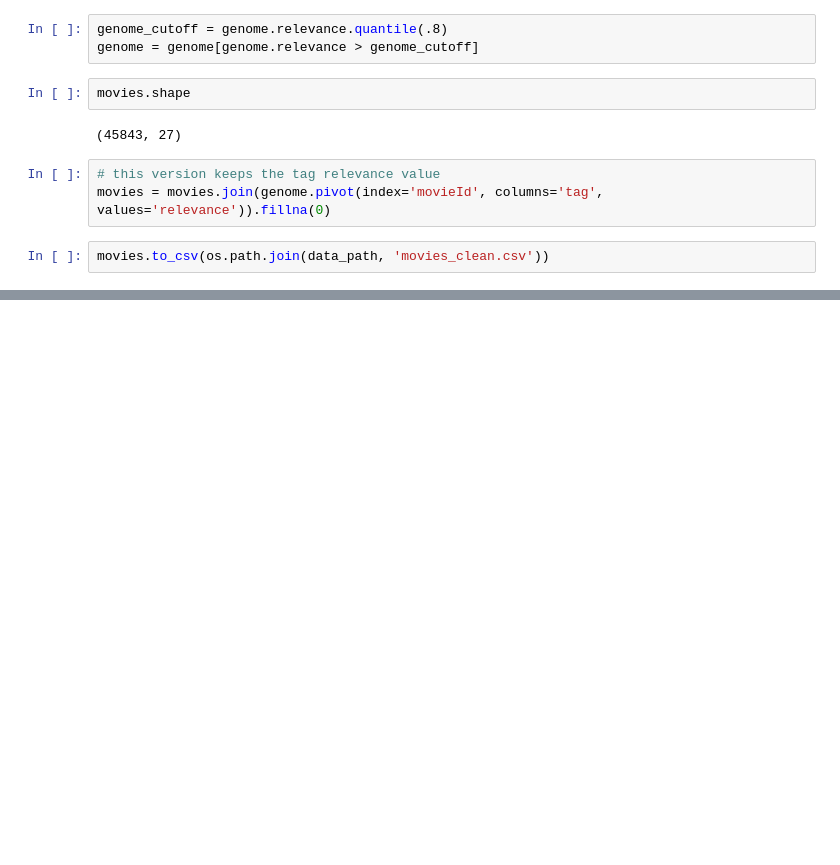
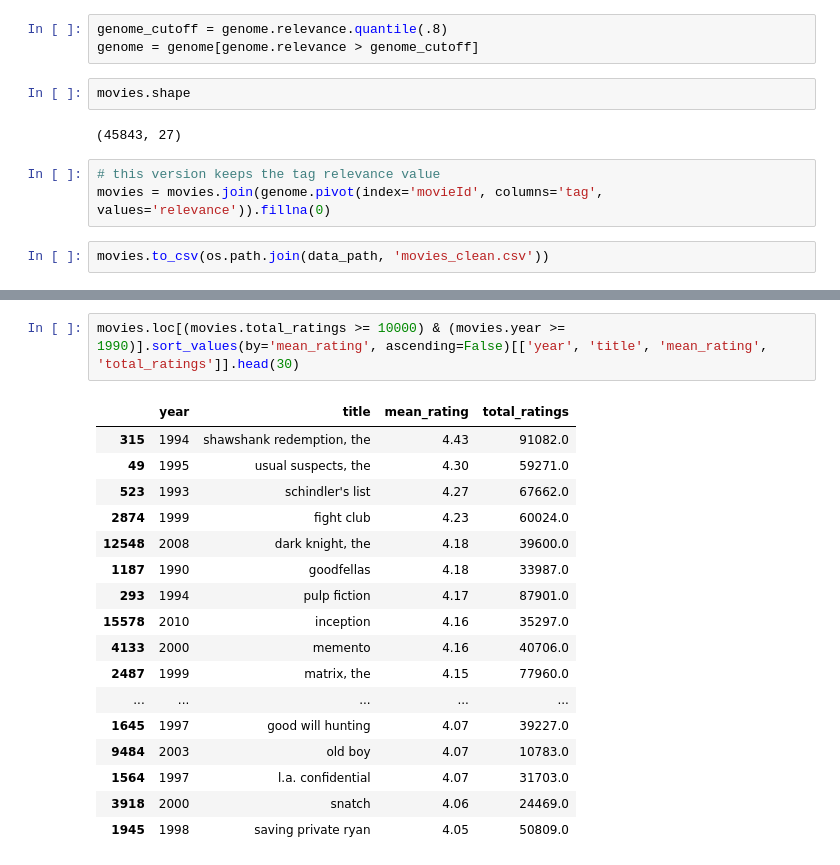
Before and after one commit to drdarina/ds_workshop, a Jupyter notebook: movie_recommendation_data_prep.ipynb, the cells around one changed output, grey strips where cells are left out. Saved outputs shown, nothing was run; the diff lists cells and outputs as text; blank space fills up the shorter version.

```diff
--- a/movie_recommendation_data_prep.ipynb
+++ b/movie_recommendation_data_prep.ipynb
@@ -251,2 +251,22 @@ movies.head()
 | 4 | 4 | 5 | father of the bride part ii | [0, 0, 0, 0, 0, 0, 0, 0, 0, 0, 0,... | 1995 | 0 | 0 | 0 | 0 | 0 | ... | ... |
 5 rows × 1155 columns
+# %%
+movies.loc[(movies.total_ratings >= 10000) & (movies.year >= 1990)].sort_values(by='mean_rating', ascending=False)[['year', 'title', 'mean_rating', 'total_ratings']].head(30)
+# %% [output]
+|  | year | title | mean_rating | total_ratings |
+| 315 | 1994 | shawshank redemption, the | 4.43 | 91082.0 |
+| 49 | 1995 | usual suspects, the | 4.30 | 59271.0 |
+| 523 | 1993 | schindler's list | 4.27 | 67662.0 |
+| 2874 | 1999 | fight club | 4.23 | 60024.0 |
+| 12548 | 2008 | dark knight, the | 4.18 | 39600.0 |
+| 1187 | 1990 | goodfellas | 4.18 | 33987.0 |
+| 293 | 1994 | pulp fiction | 4.17 | 87901.0 |
+| 15578 | 2010 | inception | 4.16 | 35297.0 |
+| 4133 | 2000 | memento | 4.16 | 40706.0 |
+| 2487 | 1999 | matrix, the | 4.15 | 77960.0 |
+| ... | ... | ... | ... | ... |
+| 1645 | 1997 | good will hunting | 4.07 | 39227.0 |
+| 9484 | 2003 | old boy | 4.07 | 10783.0 |
+| 1564 | 1997 | l.a. confidential | 4.07 | 31703.0 |
+| 3918 | 2000 | snatch | 4.06 | 24469.0 |
+| 1945 | 1998 | saving private ryan | 4.05 | 50809.0 |
```
Also changed, not shown: parts of 6 cells of this notebook, 1 other file.
